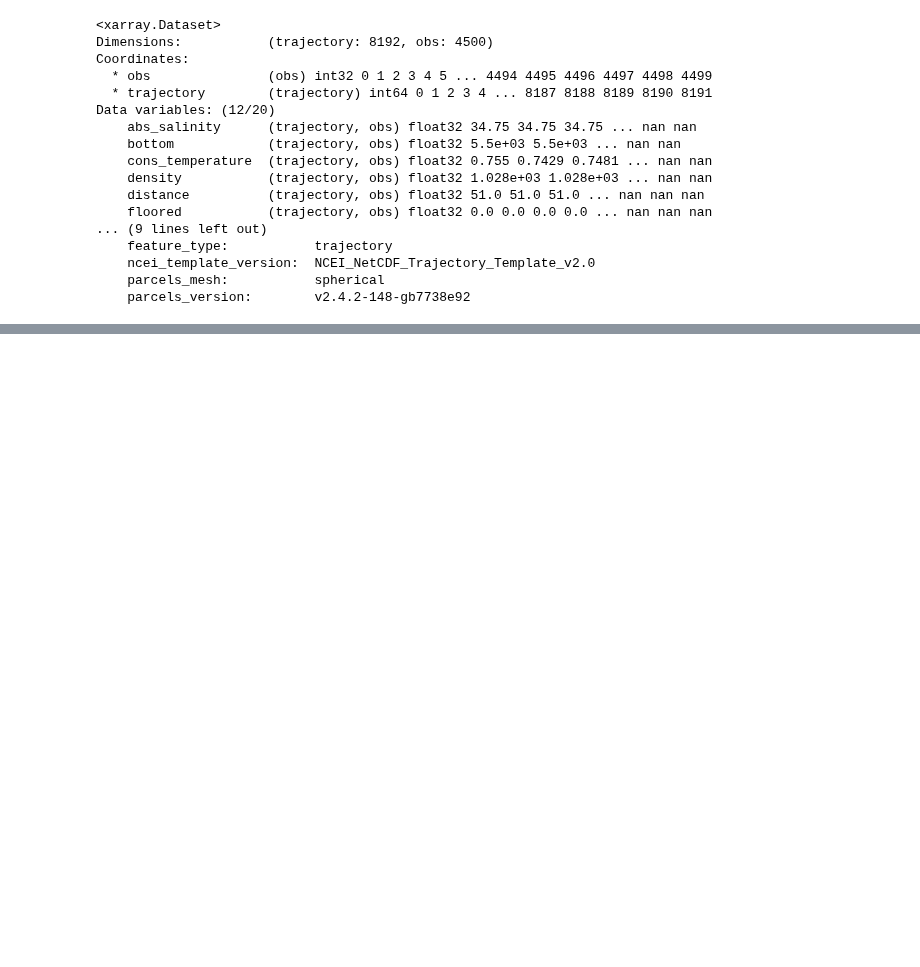
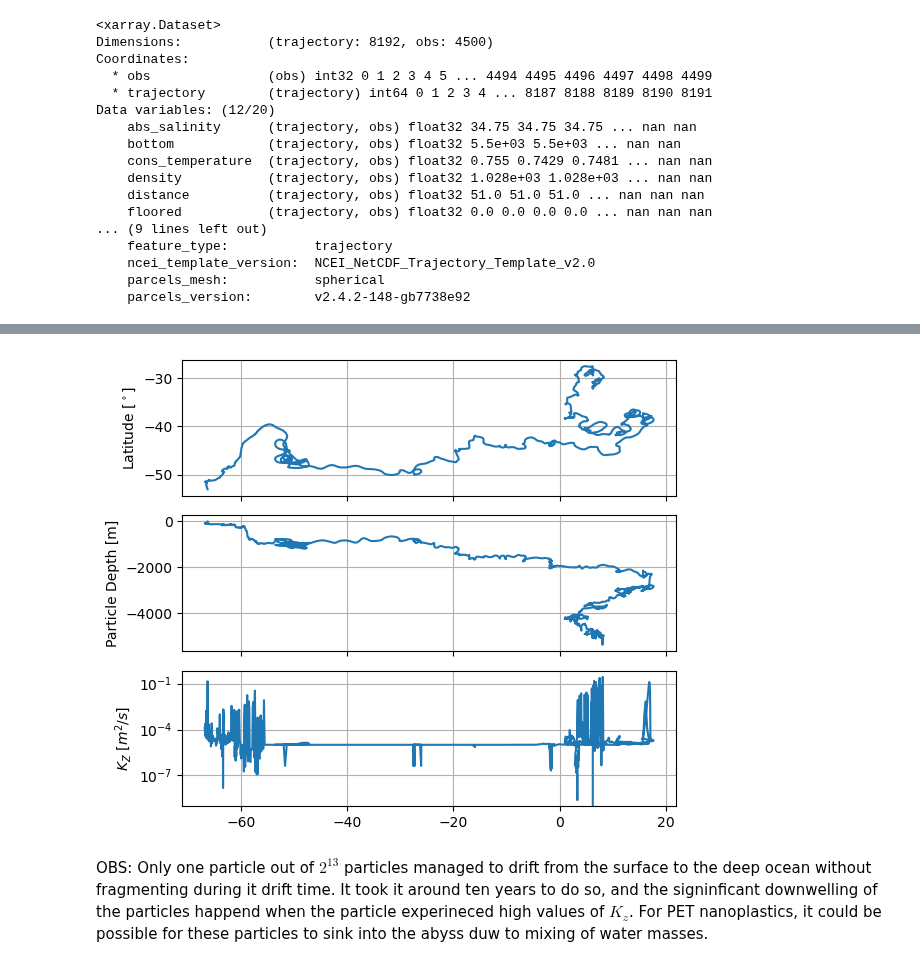
Before and after one commit to OceanParcels/Backtracking_Abyssal_Nanoplastics, a Jupyter notebook: python/analysis_freak_particles.ipynb, the cells around one changed output, grey strips where cells are left out. Saved outputs shown, nothing was run; the diff lists cells and outputs as text; code cells hidden in the pictures; blank space fills up the shorter version.

```diff
--- a/python/analysis_freak_particles.ipynb
+++ b/python/analysis_freak_particles.ipynb
@@ -62,0 +60,18 @@ Text(0, 0.5, 'Particle Depth [m]')
+# %%
+fig, ax = plt.subplots(ncols=1, nrows=3, figsize=(6, 5), sharex=True, tight_layout=True)
+
+for i in idx_particles:
+    ax[0].plot(sim['lon'][i, :], sim['lat'][i, :], label=i)
+    ax[1].plot(sim['lon'][i, :], -sim['z'][i, :], label=i)
+    ax[2].semilogy(sim['lon'][i, :], sim['kz'][i, :], label=i)
+
+ax[0].set_ylabel(r'Latitude [$^\circ$]')
+ax[1].set_ylabel(r'Particle Depth [m]')
+ax[2].set_ylabel(r'$K_Z$ [$m^2/s$]')
+ax[0].grid()
+ax[1].grid()
+ax[2].grid()
+# %% [output]
+[figure, added]
+# %% [markdown]
+OBS: Only one particle out of $2^{13}$ particles managed to drift from the surface to the deep ocean without fragmenting during it drift time. It took it around ten years to do so, and the signinficant downwelling of the particles happend when the particle experineced high values of $K_z$. For PET nanoplastics, it could be possible for these particles to sink into the abyss duw to mixing of water masses.
```
Also changed, not shown: parts of 9 cells of this notebook, 6 other files.
